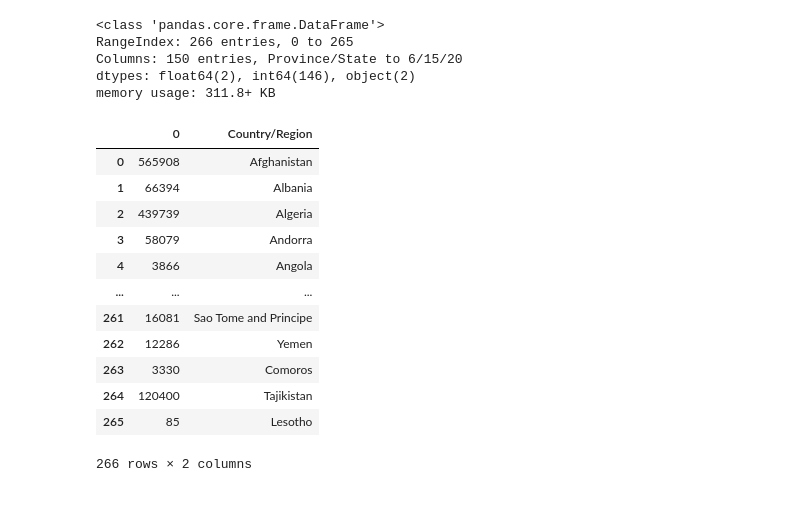
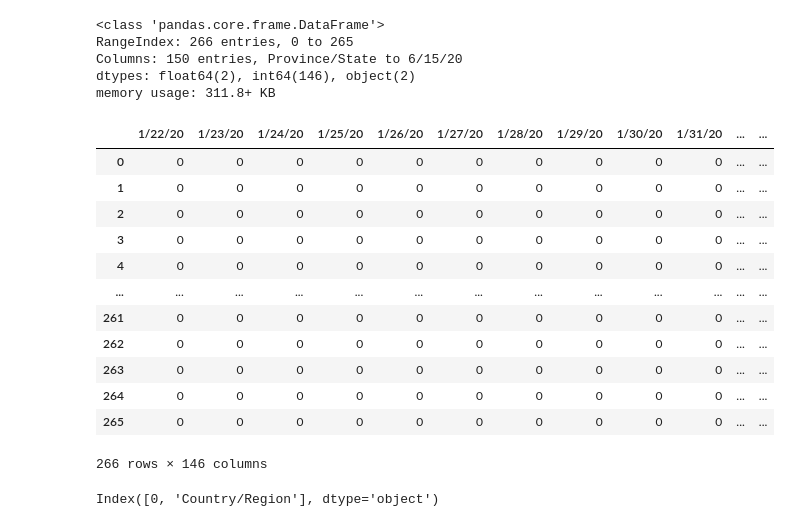
Before and after one commit to yldrmgaye/gayesu, a Jupyter notebook: week-2-exercise.ipynb, the cells around one changed output. Drawn from its saved outputs; the diff is of its cells as text; code cells hidden in the pictures.

```diff
--- a/week-2-exercise.ipynb
+++ b/week-2-exercise.ipynb
@@ -59,20 +59,25 @@ memory usage: 311.8+ KB
 # %%
 df_without_key = df.drop(columns=['Country/Region','Lat','Long','Province/State'])
 sum_row =df_without_key.sum(axis=1) # sum of row
+sum_row
+df_without_key
+# %% [output]
+|  | 1/22/20 | 1/23/20 | 1/24/20 | 1/25/20 | 1/26/20 | 1/27/20 | 1/28/20 | 1/29/20 | 1/30/20 | 1/31/20 | ... | ... |
+| 0 | 0 | 0 | 0 | 0 | 0 | 0 | 0 | 0 | 0 | 0 | ... | ... |
+| 1 | 0 | 0 | 0 | 0 | 0 | 0 | 0 | 0 | 0 | 0 | ... | ... |
+| 2 | 0 | 0 | 0 | 0 | 0 | 0 | 0 | 0 | 0 | 0 | ... | ... |
+| 3 | 0 | 0 | 0 | 0 | 0 | 0 | 0 | 0 | 0 | 0 | ... | ... |
+| 4 | 0 | 0 | 0 | 0 | 0 | 0 | 0 | 0 | 0 | 0 | ... | ... |
+| ... | ... | ... | ... | ... | ... | ... | ... | ... | ... | ... | ... | ... |
+| 261 | 0 | 0 | 0 | 0 | 0 | 0 | 0 | 0 | 0 | 0 | ... | ... |
+| 262 | 0 | 0 | 0 | 0 | 0 | 0 | 0 | 0 | 0 | 0 | ... | ... |
+| 263 | 0 | 0 | 0 | 0 | 0 | 0 | 0 | 0 | 0 | 0 | ... | ... |
+| 264 | 0 | 0 | 0 | 0 | 0 | 0 | 0 | 0 | 0 | 0 | ... | ... |
+| 265 | 0 | 0 | 0 | 0 | 0 | 0 | 0 | 0 | 0 | 0 | ... | ... |
+266 rows × 146 columns
 # %%
-df_with_key_back= pd.concat([sumi, df['Country/Region']], axis=1)
-df_with_key_back
+df_with_key_back= pd.concat([sum_row, df['Country/Region']], axis=1)
+df_with_key_back # sum of row with country names
+df_with_key_back.columns
 # %% [output]
-|  | 0 | Country/Region |
-| 0 | 565908 | Afghanistan |
-| 1 | 66394 | Albania |
-| 2 | 439739 | Algeria |
-| 3 | 58079 | Andorra |
-| 4 | 3866 | Angola |
-| ... | ... | ... |
-| 261 | 16081 | Sao Tome and Principe |
-| 262 | 12286 | Yemen |
-| 263 | 3330 | Comoros |
-| 264 | 120400 | Tajikistan |
-| 265 | 85 | Lesotho |
-266 rows × 2 columns
+Index([0, 'Country/Region'], dtype='object')
```
Also changed, not shown: parts of 2 cells of this notebook, 1 other file.
